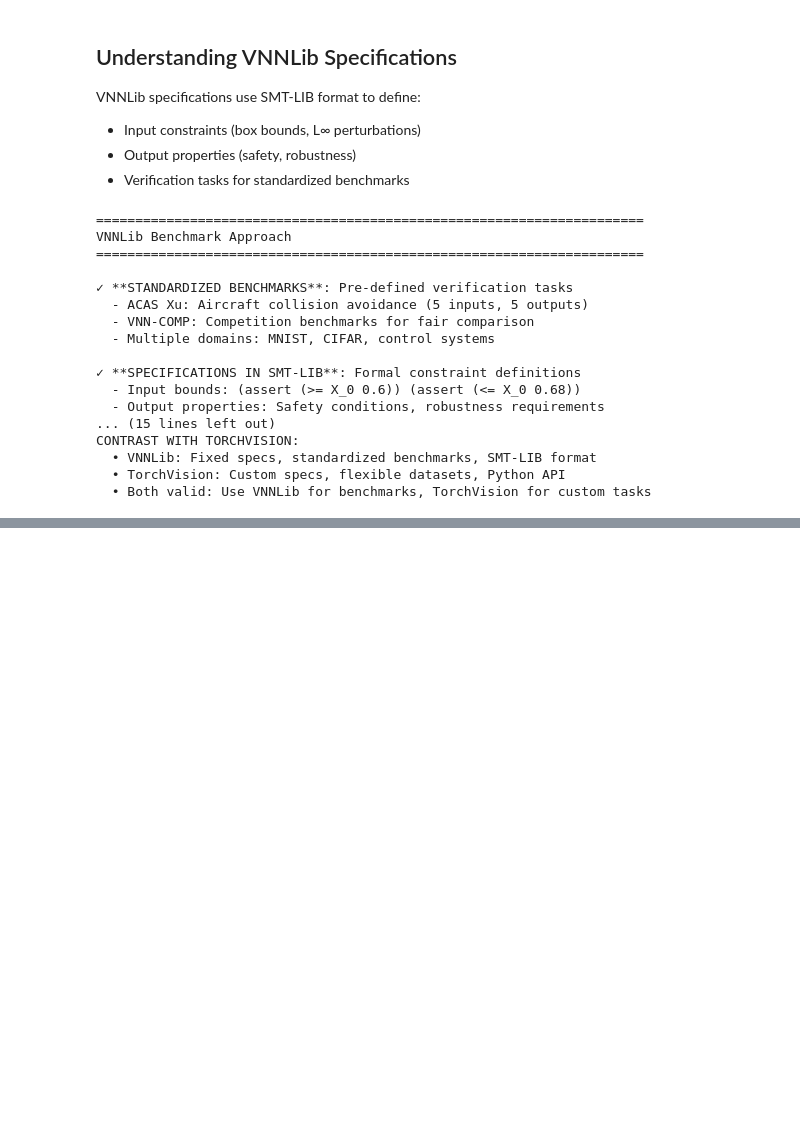
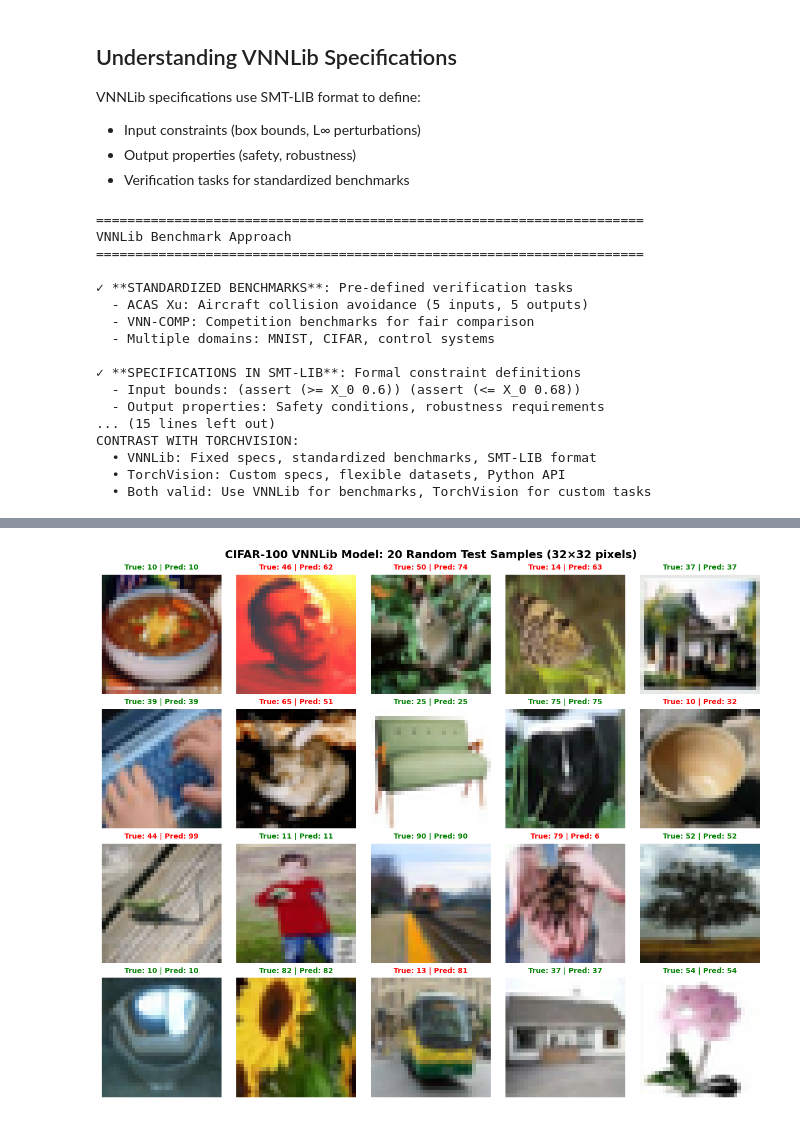
Before and after one commit to guanqin-123/ACT, a Jupyter notebook: ipynb/vnnlib_visualization.ipynb, the cells around one changed output, grey strips where cells are left out. Saved outputs shown, nothing was run; the diff lists cells and outputs as text; code cells hidden in the pictures; blank space fills up the shorter version.

```diff
--- a/ipynb/vnnlib_visualization.ipynb
+++ b/ipynb/vnnlib_visualization.ipynb
@@ -211,0 +242,95 @@ CONTRAST WITH TORCHVISION:
+# %%
+# Test CIFAR-100 VNNLib Model with Random Samples
+import sys
+import os
+act_root = os.path.dirname(os.path.dirname(os.path.abspath('__file__')))
+if act_root not in sys.path:
+    sys.path.insert(0, act_root)
+
+import torch
+import torchvision
+import torchvision.transforms as transforms
+import matplotlib.pyplot as plt
+import numpy as np
+from act.front_end.vnnlib_loader.data_model_loader import load_vnnlib_pair
+
+print("="*100)
+print("TESTING CIFAR-100 VNNLIB MODEL")
+print("="*100)
+
+# CIFAR-100 normalization and dataset
+CIFAR100_MEAN = [0.5071, 0.4867, 0.4408]
+CIFAR100_STD = [0.2675, 0.2565, 0.2761]
+cifar100_dataset = torchvision.datasets.CIFAR100(
+    root='./data', train=False, download=True, transform=transforms.ToTensor()
+)
+normalize = transforms.Normalize(mean=CIFAR100_MEAN, std=CIFAR100_STD)
+
+print(f"✓ CIFAR-100 dataset loaded: {len(cifar100_dataset)} test samples")
+
+try:
+    # Load VNNLib model
+    vnnlib_pair = load_vnnlib_pair(
+        category="cifar100_2024",
+        onnx_model="CIFAR100_resnet_medium.onnx",
+        vnnlib_spec="CIFAR100_resnet_medium_prop_idx_1401_sidx_3081_eps_0.0039.vnnlib"
+    )
+    model = vnnlib_pair['model']
+    model.eval()
+
+    print(f"✓ VNNLib model loaded: {type(model).__name__}")
+    print(f"✓ Testing with 20 random samples (normalization: mean={CIFAR100_MEAN}, std={CIFAR100_STD})\n")
+
+    # Select 20 random samples
+    np.random.seed(42)  # For reproducibility
+    random_indices = np.random.choice(len(cifar100_dataset), size=20, replace=False)
+
+    # Test and visualize
+    correct = 0
+    fig, axes = plt.subplots(4, 5, figsize=(12, 10), dpi=100)
+    fig.suptitle('CIFAR-100 VNNLib Model: 20 Random Test Samples (32×32 pixels)',
+                 fontsize=14, fontweight='bold')
+
+    with torch.no_grad():
+        for idx, ax in enumerate(axes.flat):
+            img, true_label = cifar100_dataset[random_indices[idx]]
+
+            # Predict
+            img_normalized = normalize(img)
+            output = model(img_normalized.unsqueeze(0))
+            pred_label = output.argmax(dim=1).item()
+
+            # Check correctness
+            is_correct = (pred_label == true_label)
+            if is_correct:
+                correct += 1
+
+            # Display with nearest-neighbor interpolation (sharper pixels)
+            ax.imshow(img.numpy().transpose(1, 2, 0), interpolation='nearest')
+            color = 'green' if is_correct else 'red'
+            ax.set_title(f'True: {true_label} | Pred: {pred_label}', color=color, fontweight='bold', fontsize=9)
+            ax.axis('off')
+
+    plt.tight_layout()
+    plt.show()
+
+    # Results
+    accuracy = (correct / 20) * 100
+    print(f"{'='*100}")
+    print(f"RESULTS: {correct}/20 correct ({accuracy:.1f}% accuracy)")
+    print(f"{'='*100}")
+    print(f"\nℹ️  CIFAR-100 has 100 classes (random guess: 1% accuracy)")
+    print(f"   Expected accuracy for trained model: 60-80%")
+    print(f"   Actual accuracy: {accuracy:.1f}%")
+
+    if accuracy > 30:
+        print(f"\n✓ Model is working correctly!")
+    else:
+        print(f"\n⚠️  Accuracy lower than expected - may need more samples for reliable estimate")
+
+except Exception as e:
+    import traceback
+    print(f"\n⚠️ Error: {e}")
+    traceback.print_exc()
+    print(f"\nDownload benchmarks: python -m act.front_end.vnnlib_loader.cli --download cifar100_2024")
+# %% [output]
@@ -211,0 +346 @@ CONTRAST WITH TORCHVISION:
+[figure, added]
```
Also changed, not shown: parts of 3 cells of this notebook, 8 other files.
